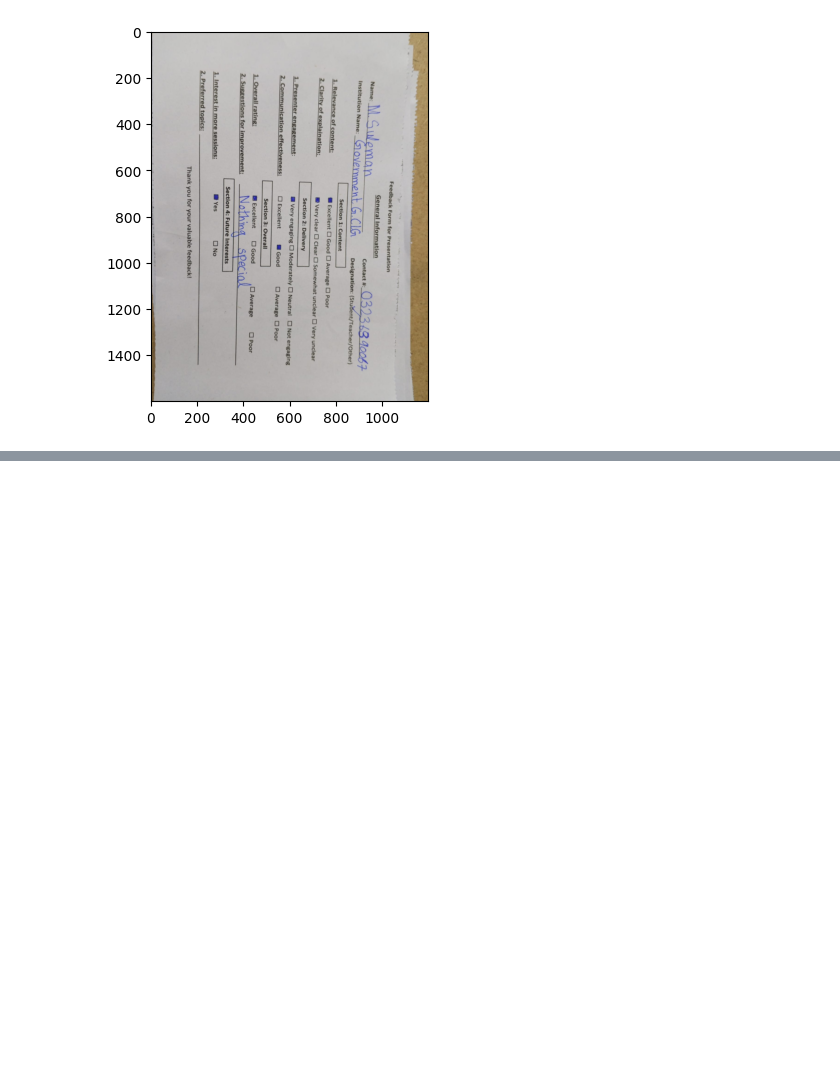
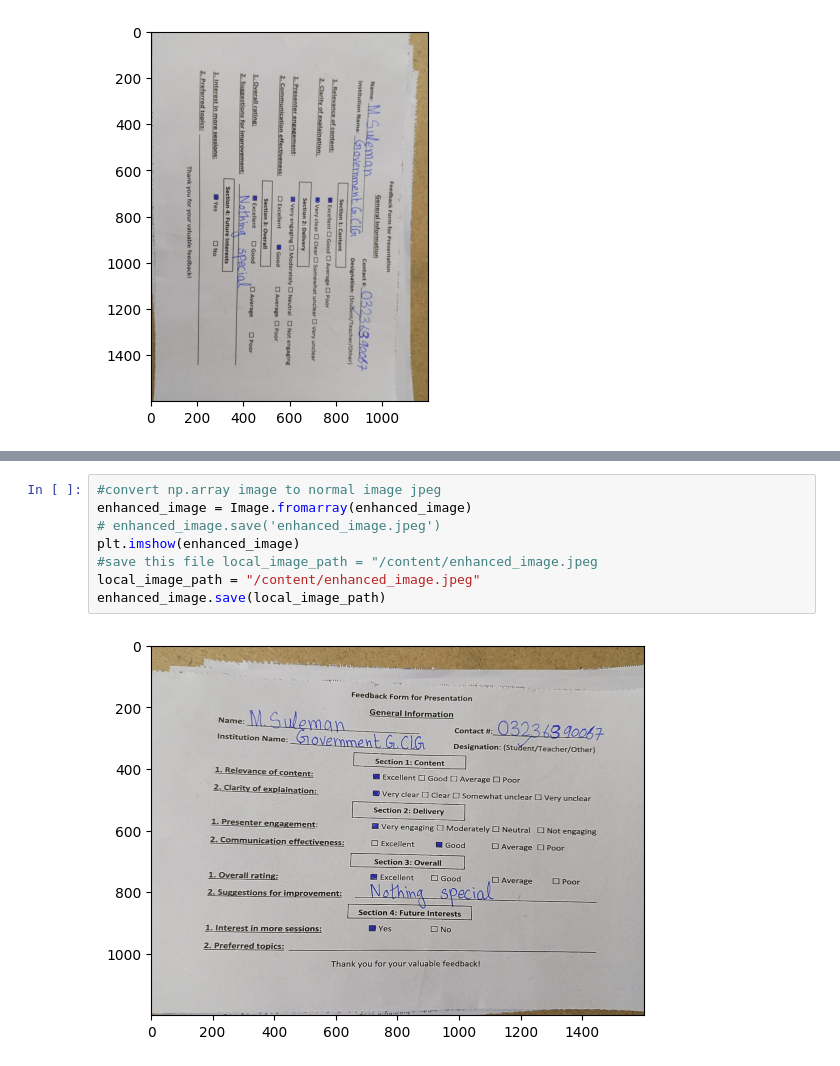
Before and after one commit to Mubashar-Bashir/AgenticAI, a Jupyter notebook: 01_hello_agent_OpenAi_Agent_SDK_Feedback.ipynb, the cells around one changed output, grey strips where cells are left out. Saved outputs shown, nothing was run; the diff lists cells and outputs as text; blank space fills up the shorter version.

```diff
--- a/01_hello_agent_OpenAi_Agent_SDK_Feedback.ipynb
+++ b/01_hello_agent_OpenAi_Agent_SDK_Feedback.ipynb
@@ -371,0 +767,10 @@ except Exception as e:
+# %%
+#convert np.array image to normal image jpeg
+enhanced_image = Image.fromarray(enhanced_image)
+# enhanced_image.save('enhanced_image.jpeg')
+plt.imshow(enhanced_image)
+#save this file local_image_path = "/content/enhanced_image.jpeg
+local_image_path = "/content/enhanced_image.jpeg"
+enhanced_image.save(local_image_path)
+# %% [output]
+[figure, added]
```
Also changed, not shown: parts of 16 cells of this notebook.
